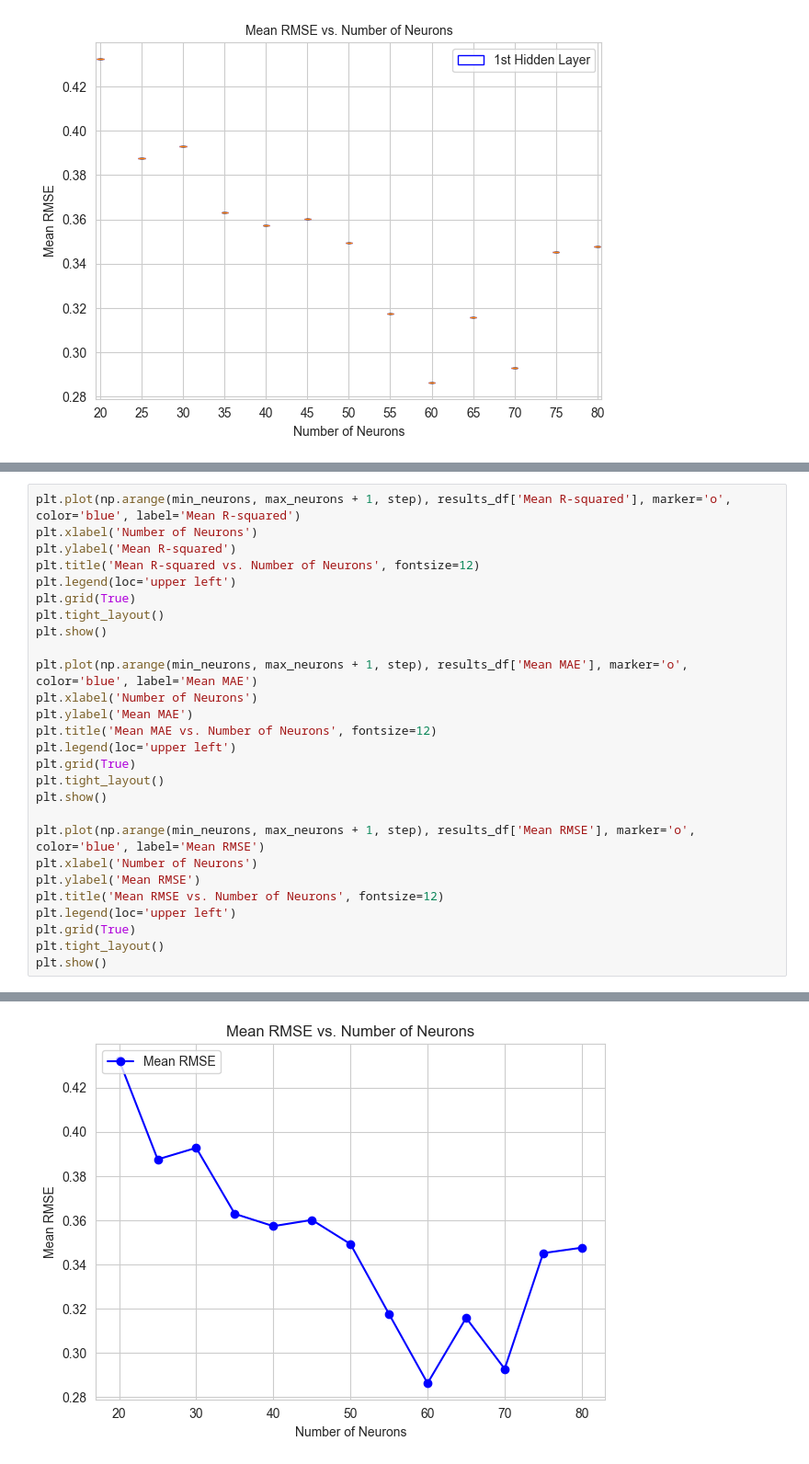
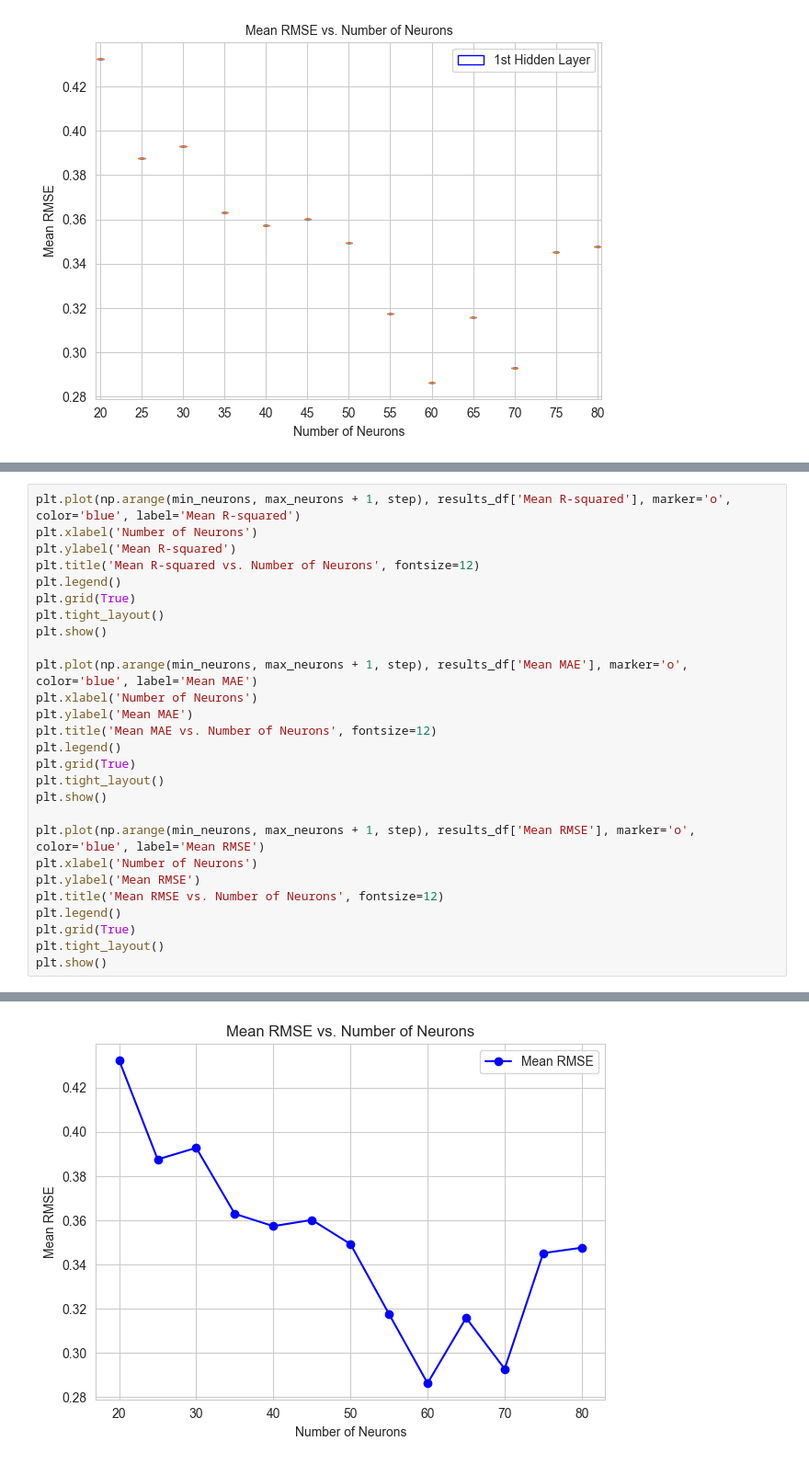
Before and after one commit to yongcheng6699/ML_Buckling_ANN_DNN, a Jupyter notebook: Buckling_ANN_1HL_KFold_CV.ipynb, the cells around one changed output, grey strips where cells are left out. Shown at 92% size. Drawn from its saved outputs; the diff is of its cells as text.

```diff
--- a/Buckling_ANN_1HL_KFold_CV.ipynb
+++ b/Buckling_ANN_1HL_KFold_CV.ipynb
@@ -257,7 +254,7 @@ plt.plot(np.arange(min_neurons, max_neurons + 1, step), results_df['Mean R-squar
 plt.xlabel('Number of Neurons')
 plt.ylabel('Mean R-squared')
 plt.title('Mean R-squared vs. Number of Neurons', fontsize=12)
-plt.legend(loc='upper left')
+plt.legend()
 plt.grid(True)
 plt.tight_layout()
 plt.show()
@@ -266,7 +263,7 @@ plt.plot(np.arange(min_neurons, max_neurons + 1, step), results_df['Mean MAE'],
 plt.xlabel('Number of Neurons')
 plt.ylabel('Mean MAE')
 plt.title('Mean MAE vs. Number of Neurons', fontsize=12)
-plt.legend(loc='upper left')
+plt.legend()
 plt.grid(True)
 plt.tight_layout()
 plt.show()
@@ -275,7 +272,7 @@ plt.plot(np.arange(min_neurons, max_neurons + 1, step), results_df['Mean RMSE'],
 plt.xlabel('Number of Neurons')
 plt.ylabel('Mean RMSE')
 plt.title('Mean RMSE vs. Number of Neurons', fontsize=12)
-plt.legend(loc='upper left')
+plt.legend()
 plt.grid(True)
 plt.tight_layout()
 plt.show()
@@ -285 +282 @@ plt.show()
-[figure, old version]
+[figure, new version]
```
Also changed, not shown: parts of 2 cells of this notebook, 3 other files.
